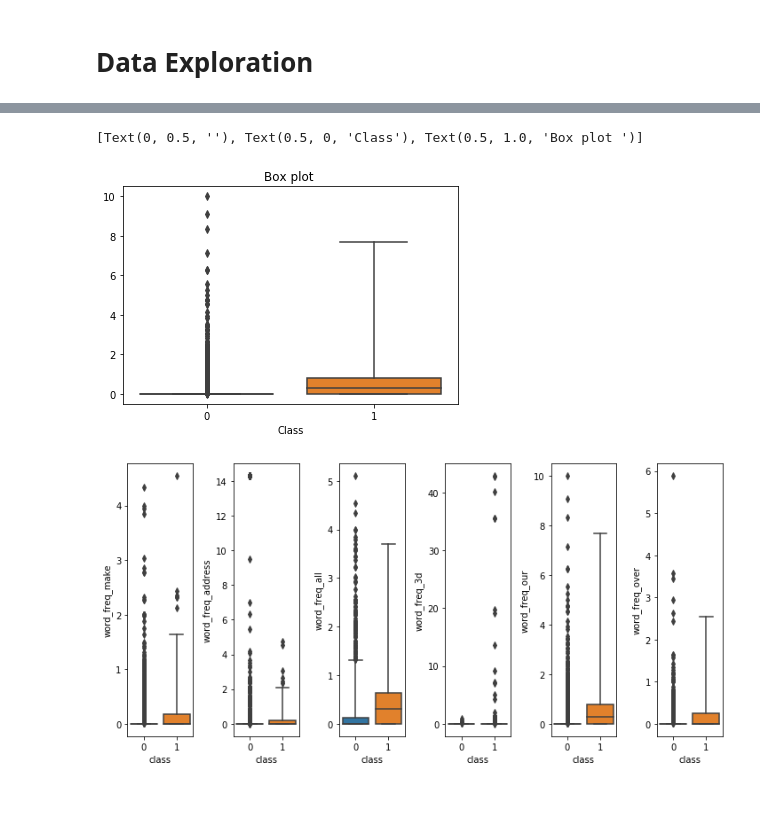
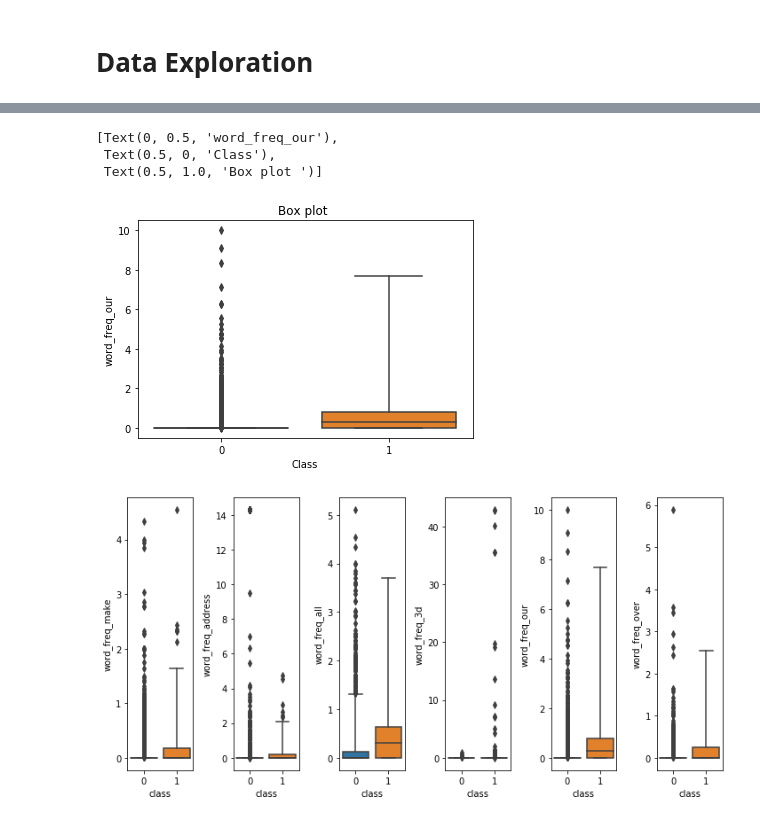
Before and after one commit to samujjwaal/Spam-Email-Classifier, a Jupyter notebook: CS418-FinalProject.ipynb, the cells around one changed output, grey strips where cells are left out. Cells and saved outputs as stored; diff of their text form; code cells hidden in the pictures.

```diff
--- a/CS418-FinalProject.ipynb
+++ b/CS418-FinalProject.ipynb
@@ -90,10 +134,12 @@ array([False, False, False, False, False, False, False, False, False,
 # %%
 # Plot box plot
 ax = sns.boxplot(x = 'class', y = 'word_freq_our', data = data, whis = 10)
-ax.set(title = 'Box plot ', xlabel = 'Class', ylabel = '')
+ax.set(title = 'Box plot ', xlabel = 'Class', ylabel = 'word_freq_our')
 # %% [output]
-[Text(0, 0.5, ''), Text(0.5, 0, 'Class'), Text(0.5, 1.0, 'Box plot ')]
+[Text(0, 0.5, 'word_freq_our'),
+ Text(0.5, 0, 'Class'),
+ Text(0.5, 1.0, 'Box plot ')]
-[figure, old version]
+[figure, new version]
 # %%
 fig, axes = plt.subplots(1, 6, figsize = (10, 5))
 for i in range(0,6):
```
Also changed, not shown: parts of 27 cells of this notebook, 1 other file.
